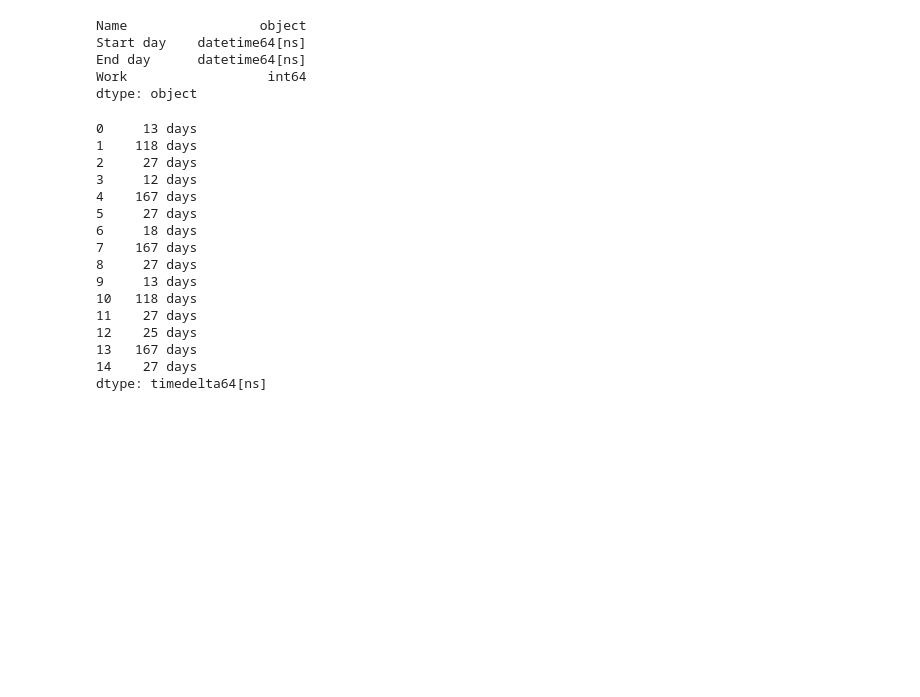
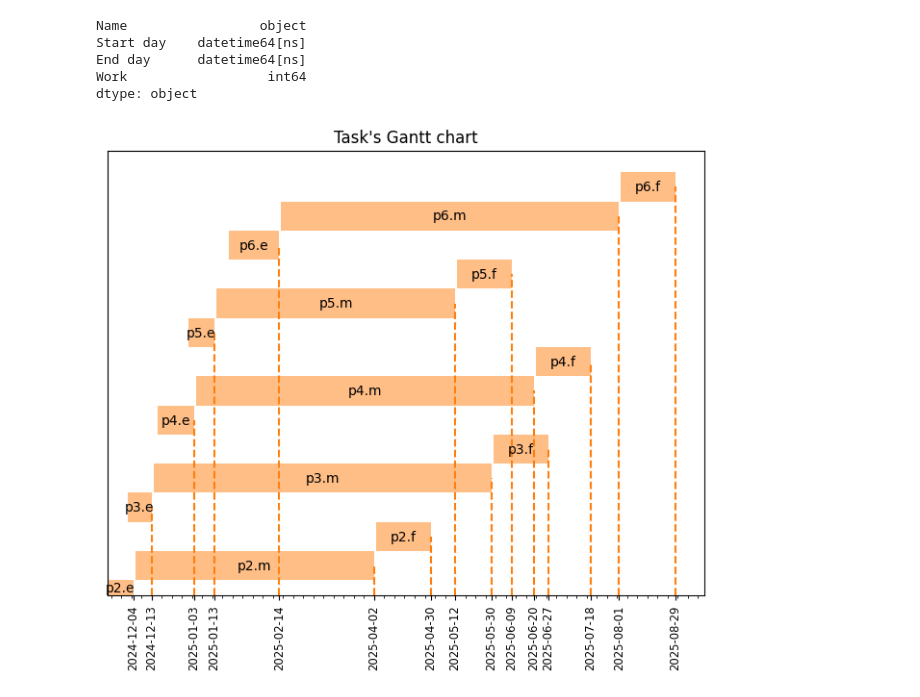
Before and after one commit to romz-pl/Jupyter-Python, a Jupyter notebook: 00-gantt-chart/gantt-chart.ipynb, the cells around one changed output. Drawn from its saved outputs; the diff is of its cells as text; code cells hidden in the pictures; blank space fills up the shorter version.

Commit message:
Export gant chart to PNG file

```diff
--- a/00-gantt-chart/gantt-chart.ipynb
+++ b/00-gantt-chart/gantt-chart.ipynb
@@ -34,21 +36,23 @@ End day      datetime64[ns]
 Work                  int64
 dtype: object
 # %%
-(df["End day"] - df["Start day"])
+duration = (df["End day"] - df["Start day"])
-# %% [output]
-0     13 days
-1    118 days
-2     27 days
-3     12 days
-4    167 days
-5     27 days
-6     18 days
-7    167 days
-8     27 days
-9     13 days
-10   118 days
-11    27 days
-12    25 days
-13   167 days
-14    27 days
-dtype: timedelta64[ns]
+# %%
+fig, ax = plt.subplots()
+rects = plt.barh(y=df["Name"], width=duration, left=df["Start day"], color='tab:orange', height=1.0, alpha=0.5)
+ax.bar_label(rects, labels=df["Name"], label_type='center')
+ax.vlines(df["End day"], 0, df["Name"], linestyles='dashed', color="tab:orange")
+ax.xaxis_date()
+# ax.set_xlabel('Day')
+ax.set_title("Task's Gantt chart")
+ax.yaxis.set_major_locator(tck.NullLocator())
+ax.xaxis.set_minor_locator(tck.MultipleLocator(5))
+ax.set_xticks(df["End day"])
+ax.tick_params(axis='x', rotation=90, labelsize='small')
+ax.yaxis.set_tick_params(labelleft=False)
+ax.set_ylim(bottom=0)
+fig.set_size_inches(8, 6)
+plt.savefig("output/gant-chart.png", bbox_inches="tight", dpi = 200)
+# plt.close()
+# %% [output]
+[figure, added]
```
Also changed, not shown: parts of 1 cell of this notebook, 1 other file.
